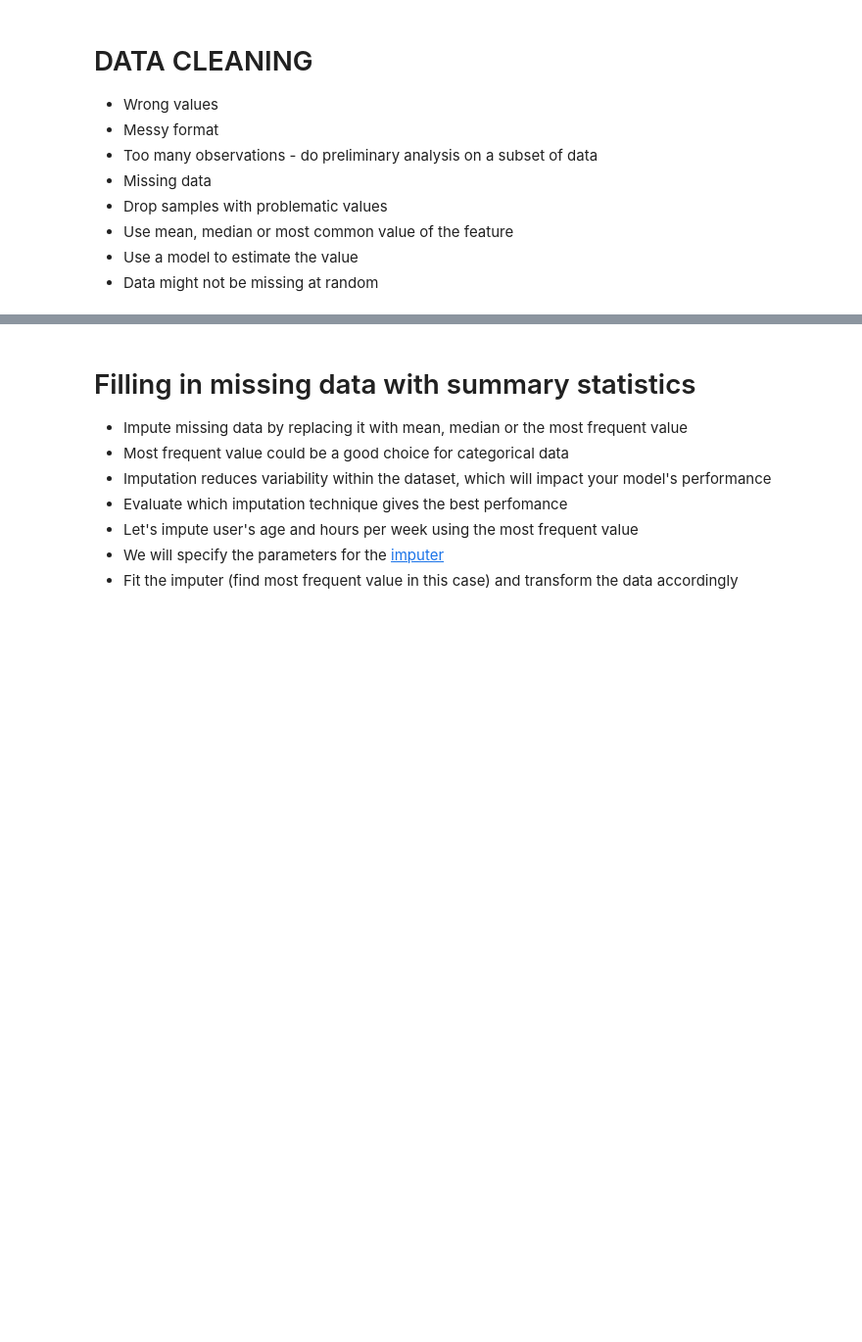
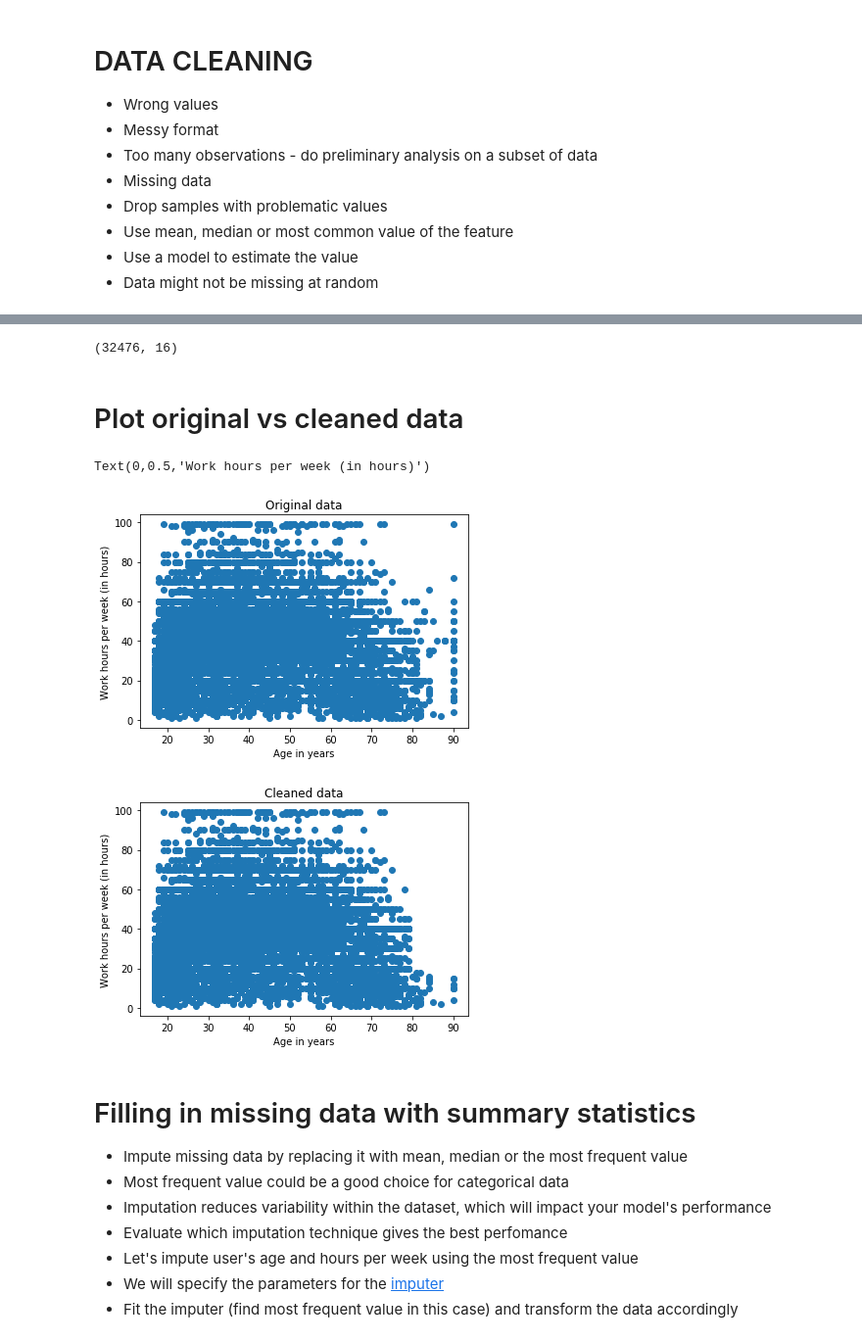
Before and after one commit to heyaudace/ml-bias-fairness, a Jupyter notebook: 1. Getting Started .ipynb, the cells around one changed output, grey strips where cells are left out. Shown: that part at 98% size. Drawn from its saved outputs; the diff is of its cells as text; code cells hidden in the pictures; blank space fills up the shorter version.

```diff
--- a/1. Getting Started .ipynb
+++ b/1. Getting Started .ipynb
@@ -243,3 +240,27 @@ adult_data_dropped.tail()
+# %%
+adult_data_cleaned = adult_data[~((adult_data['age'] >= 80) & (adult_data['hours-per-week'] >= 20))]# & adult_data['hours-per-week'] >= 20]
+adult_data_cleaned.shape
+# %% [output]
+(32476, 16)
+# %% [markdown]
+# Plot original vs cleaned data
+# %%
+
+plt.figure(1)
+plt.scatter(adult_data['age'], adult_data['hours-per-week'])
+plt.title('Original data')
+plt.xlabel('Age in years')
+plt.ylabel('Work hours per week (in hours)')
+
+plt.figure(2)
+plt.scatter(adult_data_cleaned['age'], adult_data_cleaned['hours-per-week'])
+plt.title('Cleaned data')
+plt.xlabel('Age in years')
+plt.ylabel('Work hours per week (in hours)')
+# %% [output]
+Text(0,0.5,'Work hours per week (in hours)')
+[figure, added]
+[figure, added]
 # %% [markdown]
 # Filling in missing data with summary statistics
 * Impute missing data by replacing it with mean, median or the most frequent value
```
Also changed, not shown: parts of 15 cells of this notebook, 3 other files.
